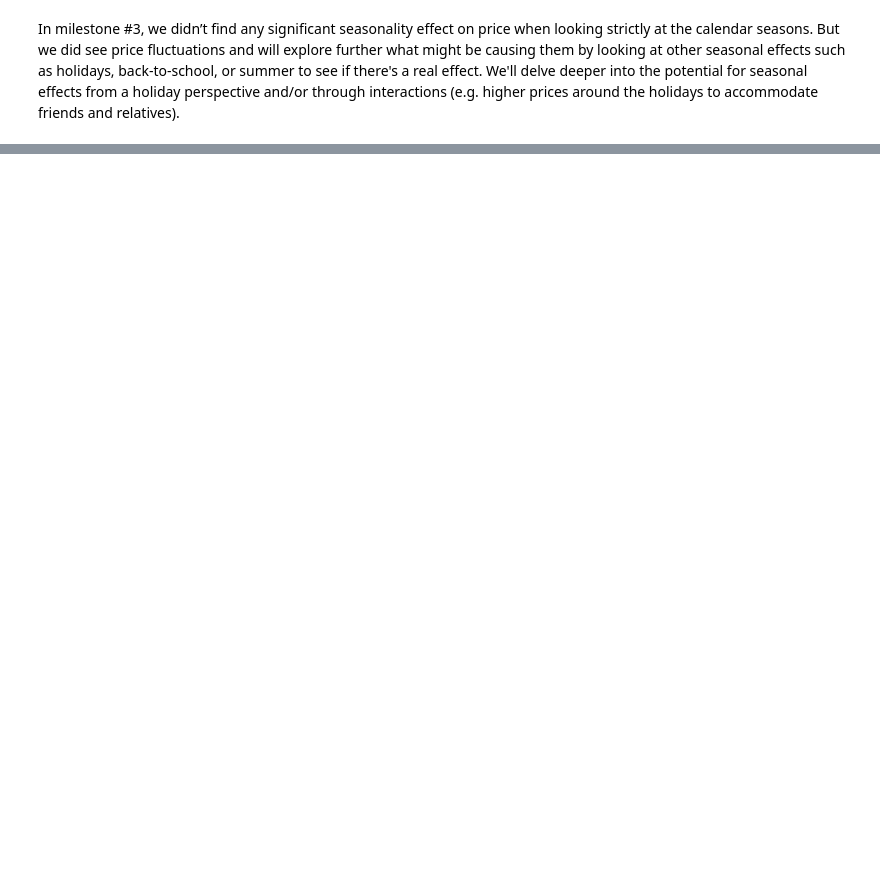
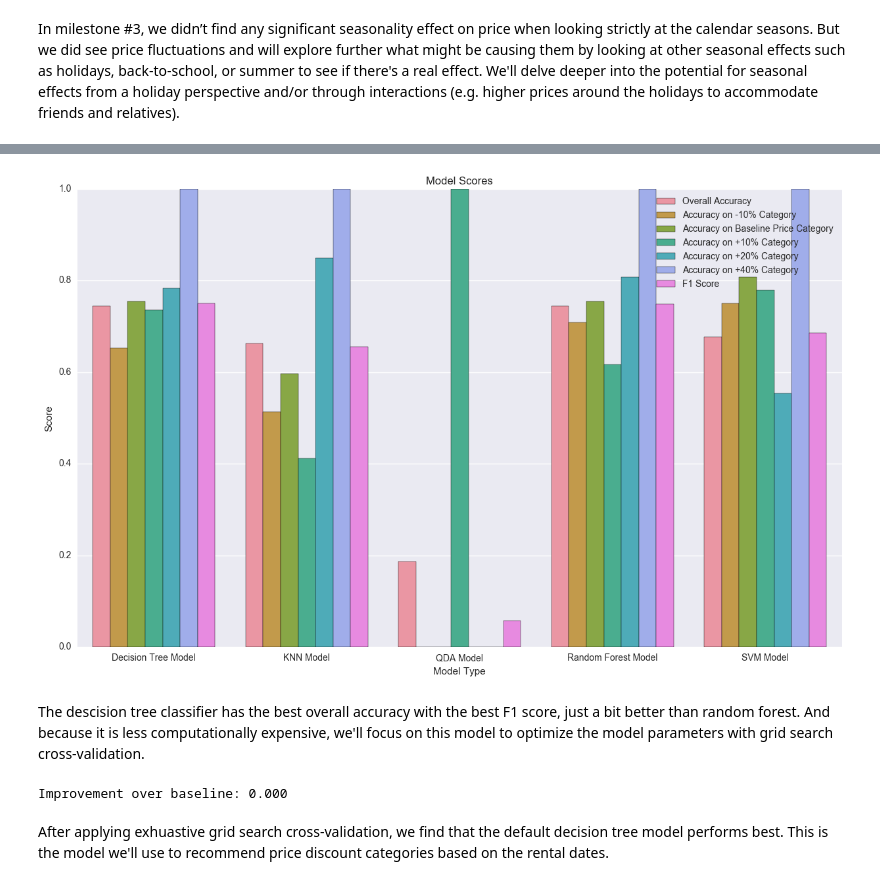
Before and after one commit to vijay4321/cs109AAirbnbProject, a Jupyter notebook: Camera-Murray-Garg-Thangella_CS109A_Project_Final_Report_pt1_seasonality.ipynb, the cells around one changed output, grey strips where cells are left out. Saved outputs shown, nothing was run; the diff lists cells and outputs as text; code cells hidden in the pictures; blank space fills up the shorter version.

```diff
--- a/Camera-Murray-Garg-Thangella_CS109A_Project_Final_Report_pt1_seasonality.ipynb
+++ b/Camera-Murray-Garg-Thangella_CS109A_Project_Final_Report_pt1_seasonality.ipynb
@@ -64,0 +233,10 @@ In milestone #3, we didn’t find any significant seasonality effect on price wh
+# %%
+# function to compute the accuracy of a given model
+score = lambda model, x_test, y_test: pd.Series ( [ model.score ( x_test, y_test ),
+                                                    model.score ( x_test [ y_test == "-10%" ],  y_test [ y_test == "-10%" ]  ),
+                                                    model.score ( x_test [ y_test == "Baseline Price" ],  y_test [ y_test == "Baseline Price" ]  ),
+                                                    model.score ( x_test [ y_test == "+10%" ],  y_test [ y_test == "+10%" ]  ),
+                                                    model.score ( x_test [ y_test == "+20%" ],  y_test [ y_test == "+20%" ]  ),
+                                                    model.score ( x_test [ y_test == "+40% (New Year's Holiday)" ], y_test [ y_test == "+40% (New Year's Holiday)" ] ),
+                                                    f1_score    ( y_test, model.predict ( x_test ), average = "weighted" ) ],
+                                                    index = [ 'Overall Accuracy', 'Accuracy on -10% Category', 'Accuracy on Baseline Price Category', 'Accuracy on +10% Category', 'Accuracy on +20% Category', 'Accuracy on +40% Category', 'F1 Score'  ])
@@ -64,0 +265,16 @@ In milestone #3, we didn’t find any significant seasonality effect on price wh
+# %%
+# split out x and y
+x = pricechangeDF.drop ( [ 'date', 'mean_pct_price_change', 'price_change_category' ], axis = 1 )
+y = pricechangeDF [ "price_change_category" ]
+
+# build and score our baseline models
+random                = random_model()
+random_model_scores   = score ( random, x, y )
+
+base                  = baseline_price_model()
+baseline_price_scores = score ( base, x, y )
+
+# print scores
+scoreDF = pd.DataFrame ( { 'Random Model'              : random_model_scores,
+                           'Baseline Price Model'      : baseline_price_scores } )
+scoreDF
@@ -64,0 +333,41 @@ In milestone #3, we didn’t find any significant seasonality effect on price wh
+# %%
+# set up visualization
+sns.set ( rc = { "figure.figsize" : ( 15, 9 ) } )
+ax = plt.axes()
+
+# reformat the score data so it's friendlier to seaborn
+scoreplotDF = pd.concat ( [ pd.DataFrame ( { "Score Type": np.tile ( scoreDF.index.values, 5 ) } ), pd.melt ( scoreDF, var_name = "Model", value_name = "Score" ) ], axis = 1 )
+
+# create a barplot of the price categories
+ax = sns.barplot ( x = "Model", y = "Score", hue = "Score Type", data = scoreplotDF )
+
+# set the labels
+ax.set_title  ( "Model Scores" )
+ax.set_xlabel ( "Model Type" )
+ax.set_ylabel ( "Score" )
+plt.legend ( loc = 'upper right' )
+
+# display the visualization
+plt.show()
+# %% [output]
+[figure, added]
+# %% [markdown]
+The descision tree classifier has the best overall accuracy with the best F1 score, just a bit better than random forest. And because it is less computationally expensive, we'll focus on this model to optimize the model parameters with grid search cross-validation.
+# %%
+# set our gridsearch paramters
+parameters = {  "criterion": [ "gini", "entropy" ], "splitter" : [ "best", "random" ], "max_features" : [ 1, 2, 3, 4 ]
+               ,"max_depth": [ None, 1, 2, 3, 4, 5, 6 ], "min_samples_split": [ 0.1, 0.3, 0.5, 0.7, 0.8 ]
+               ,"min_samples_leaf": [ 0.1, 0.3, 0.5 ], "min_weight_fraction_leaf": [ 0, 0.1, 0.3, 0.5 ]
+               ,"max_leaf_nodes": [ None, 2, 3, 4, 5, 6 ] }
+
+# perform the grid search CV and pick the best model using our custom scorer
+gs = GridSearchCV ( dtree, param_grid = parameters, n_jobs = 1, scoring = "f1_weighted" )
+gs.fit ( x, y )
+gs = gs.best_estimator_
+
+# print our cost improvement percentage
+print ( 'Improvement over baseline: {0:.3f}' ).format ( score_df [ "Decision Tree Model"].loc [ "F1 Score" ] - f1_score ( y, dtree.predict ( x ), average = "weighted" ) )
+# %% [output]
+Improvement over baseline: 0.000
+# %% [markdown]
+After applying exhuastive grid search cross-validation, we find that the default decision tree model performs best. This is the model we'll use to recommend price discount categories based on the rental dates.
```
Also changed, not shown: parts of 30 cells of this notebook, 3 other files.
